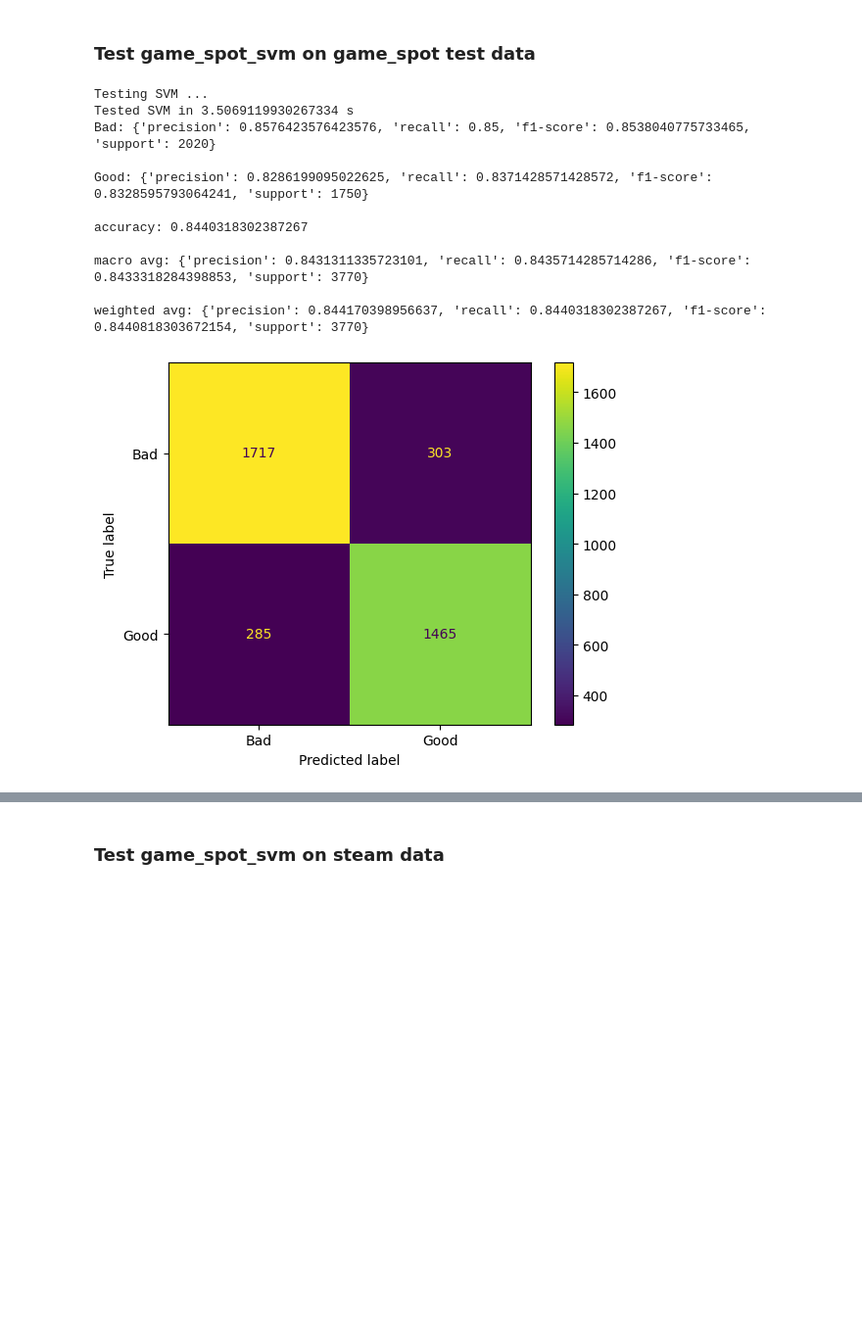
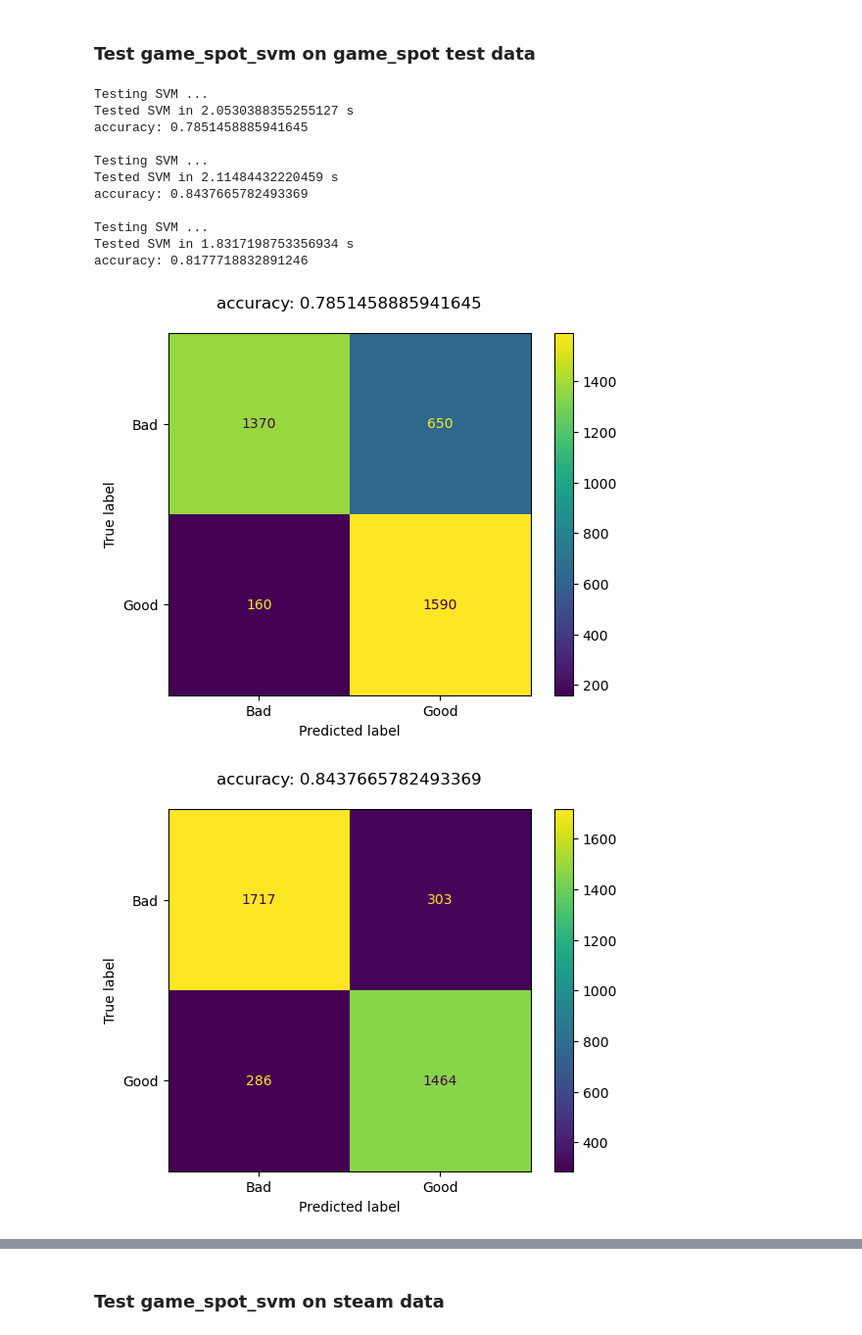
Before and after one commit to remton/Python_Sentiment_Analysis, a Jupyter notebook: Project.ipynb, the cells around one changed output, grey strips where cells are left out. Shown at 98% size. Cells and saved outputs as stored; diff of their text form; code cells hidden in the pictures; blank space fills up the shorter version.

Commit message:
Vectorization Comparison
Added two vectorization methods to compare. Count and Hashing are both new.

```diff
--- a/Project.ipynb
+++ b/Project.ipynb
@@ -231,18 +247,51 @@ def TestSVM(svm_linear, vectorizer, X_test, y_test):
     return report
 # %%
-def CreateSVM(x_train, y_train):
+def CreateSVMCount(x_train, y_train):
     print('training SVM...')
     start_time = time.time()
-    vectorizer, train_vectors = CreateVectorizer(x_train)
+    vectorizer, train_vectors = CreateVectorizerCount(x_train)
     svm_linear = svm.LinearSVC()
     start_time = time.time()
     svm_linear.fit(train_vectors, y_train)
     end_time = time.time()
     print(f"Trained SVM in {end_time-start_time} s")
     return svm_linear, vectorizer
+def CreateSVMTFID(x_train, y_train):
+    print('training SVM...')
+    start_time = time.time()
+    vectorizer, train_vectors = CreateVectorizerTFID(x_train)
+    svm_linear = svm.LinearSVC()
+    start_time = time.time()
+    svm_linear.fit(train_vectors, y_train)
+    end_time = time.time()
+    print(f"Trained SVM in {end_time-start_time} s")
+    return svm_linear, vectorizer
+def CreateSVMHashing(x_train, y_train):
+    print('training SVM...')
+    start_time = time.time()
+    vectorizer, train_vectors = CreateVectorizerHashing(x_train)
+    svm_linear = svm.LinearSVC(max_iter=10000)
+    start_time = time.time()
+    svm_linear.fit(train_vectors, y_train)
+    end_time = time.time()
+    print(f"Trained SVM in {end_time-start_time} s")
+    return svm_linear, vectorizer
+def CreateSVMWord2Vec(x_train, y_train):
+    print('training SVM...')
+    start_time = time.time()
+    vectorizer, train_vectors = CreateVectorizerWord2Vec(x_train)
+    svm_linear = svm.LinearSVC()
+    start_time = time.time()
+    svm_linear.fit(train_vectors, y_train)
+    end_time = time.time()
+    print(f"Trained SVM in {end_time-start_time} s")
+    return svm_linear, vectorizer
 # %% [markdown]
 # Train SVM with game spot data
 # %%
-game_spot_svm, game_spot_vectorizer = CreateSVM(game_spot_X_train, game_spot_y_train)
+game_spot_svm_Count, game_spot_vectorizer_Count = CreateSVMCount(game_spot_X_train, game_spot_y_train)
+game_spot_svm_TFID, game_spot_vectorizer_TFID = CreateSVMTFID(game_spot_X_train, game_spot_y_train)
+game_spot_svm_Hashing, game_spot_vectorizer_Hashing = CreateSVMHashing(game_spot_X_train, game_spot_y_train)
+#game_spot_svm_Count, game_spot_vectorizer_Count = CreateSVMCount(game_spot_X_train, game_spot_y_train)
 # %% [output]
 training SVM...
@@ -250,17 +303,22 @@ Trained SVM in 0.36486101150512695 s
 # %% [markdown]
 ### Test game_spot_svm on game_spot test data
 # %%
-report = TestSVM(game_spot_svm, game_spot_vectorizer, game_spot_X_test, game_spot_y_test)
+report = TestSVM(game_spot_svm_Count, game_spot_vectorizer_Count, game_spot_X_test, game_spot_y_test)
+report = TestSVM(game_spot_svm_TFID, game_spot_vectorizer_TFID, game_spot_X_test, game_spot_y_test)
+report = TestSVM(game_spot_svm_Hashing, game_spot_vectorizer_Hashing, game_spot_X_test, game_spot_y_test)
+
+#report = TestSVM(game_spot_svm_TFID, game_spot_vectorizer_TFID, game_spot_X_test, game_spot_y_test)
 # %% [output]
 Testing SVM ...
-Tested SVM in 3.5069119930267334 s
-Bad: {'precision': 0.8576423576423576, 'recall': 0.85, 'f1-score': 0.8538040775733465, 'support': 2020}
+Tested SVM in 2.0530388355255127 s
+accuracy: 0.7851458885941645
 
-Good: {'precision': 0.8286199095022625, 'recall': 0.8371428571428572, 'f1-score': 0.8328595793064241, 'support': 1750}
+Testing SVM ...
+Tested SVM in 2.11484432220459 s
+accuracy: 0.8437665782493369
 
-accuracy: 0.8440318302387267
-
-macro avg: {'precision': 0.8431311335723101, 'recall': 0.8435714285714286, 'f1-score': 0.8433318284398853, 'support': 3770}
-
-weighted avg: {'precision': 0.844170398956637, 'recall': 0.8440318302387267, 'f1-score': 0.8440818303672154, 'support': 3770}
+Testing SVM ...
+Tested SVM in 1.8317198753356934 s
+accuracy: 0.8177718832891246
-[figure, old version]
+[figure, new version]
+[figure, added]
```
Also changed, not shown: parts of 15 cells of this notebook.
